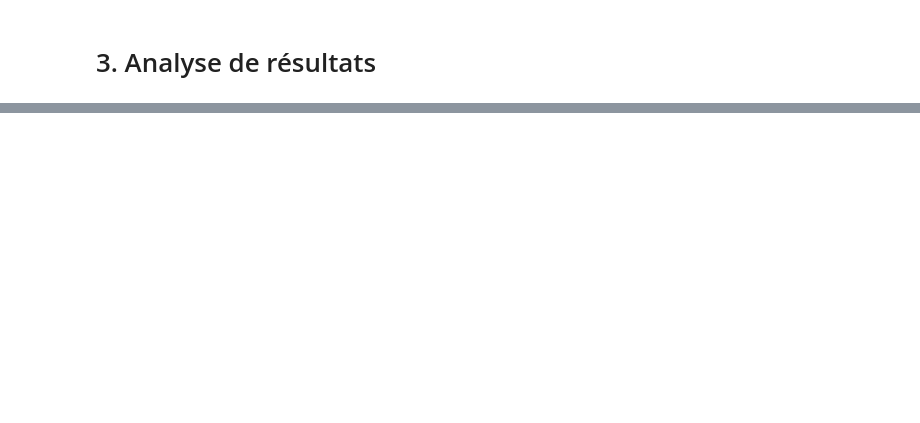
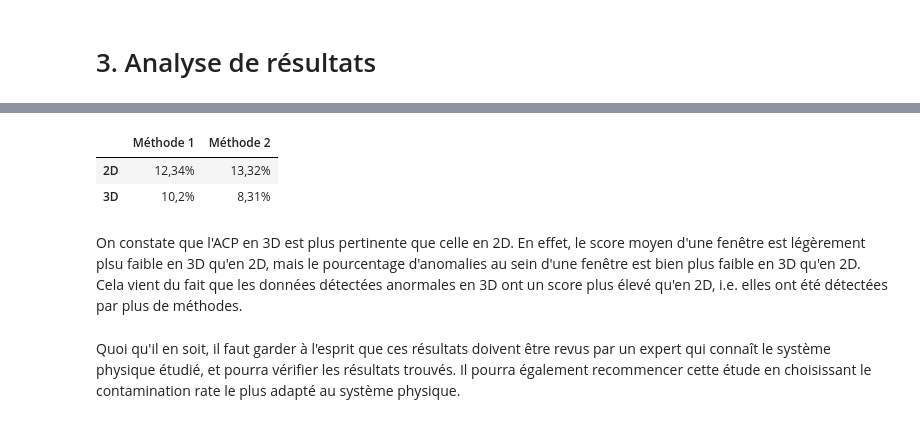
Before and after one commit to cdrutinus/ml-class-anomaly-detection, a Jupyter notebook: BE Plane's Windows.ipynb, the cells around one changed output, grey strips where cells are left out. Saved outputs shown, nothing was run; the diff lists cells and outputs as text; code cells hidden in the pictures; blank space fills up the shorter version.

Commit message:
Fin - Analyse de résultats

```diff
--- a/BE Plane's Windows.ipynb
+++ b/BE Plane's Windows.ipynb
@@ -507,0 +527,13 @@ Pourcentage de fenêtres anormales en 3D : 8.31%
+# %%
+ar_data = np.array([['12,34%', '13,32%'], ['10,2%', '8,31%']])
+res_data = pd.DataFrame(ar_data, index = ['2D', '3D'], columns = ['Critère 1', 'Critère 2'])
+
+res_data.head()
+# %% [output]
+|  | Méthode 1 | Méthode 2 |
+| 2D | 12,34% | 13,32% |
+| 3D | 10,2% | 8,31% |
+# %% [markdown]
+On constate que l'ACP en 3D est plus pertinente que celle en 2D. En effet, le score moyen d'une fenêtre est légèrement plsu faible en 3D qu'en 2D, mais le pourcentage d'anomalies au sein d'une fenêtre est bien plus faible en 3D qu'en 2D. Cela vient du fait que les données détectées anormales en 3D ont un score plus élevé qu'en 2D, i.e. elles ont été détectées par plus de méthodes.
+# %% [markdown]
+Quoi qu'il en soit, il faut garder à l'esprit que ces résultats doivent être revus par un expert qui connaît le système physique étudié, et pourra vérifier les résultats trouvés. Il pourra également recommencer cette étude en choisissant le contamination rate le plus adapté au système physique.
```
Also changed, not shown: parts of 5 cells of this notebook.
